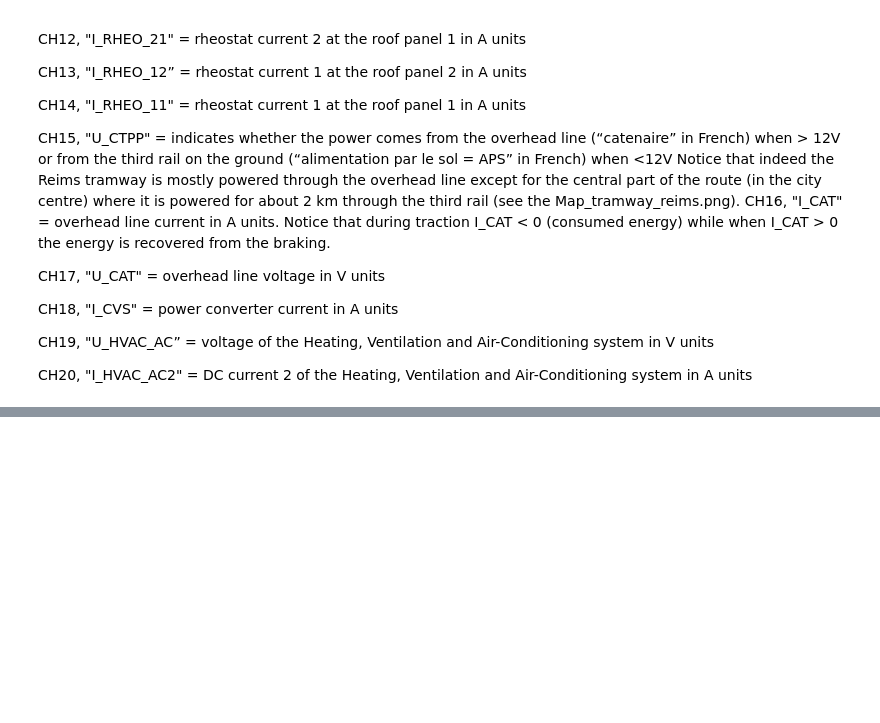
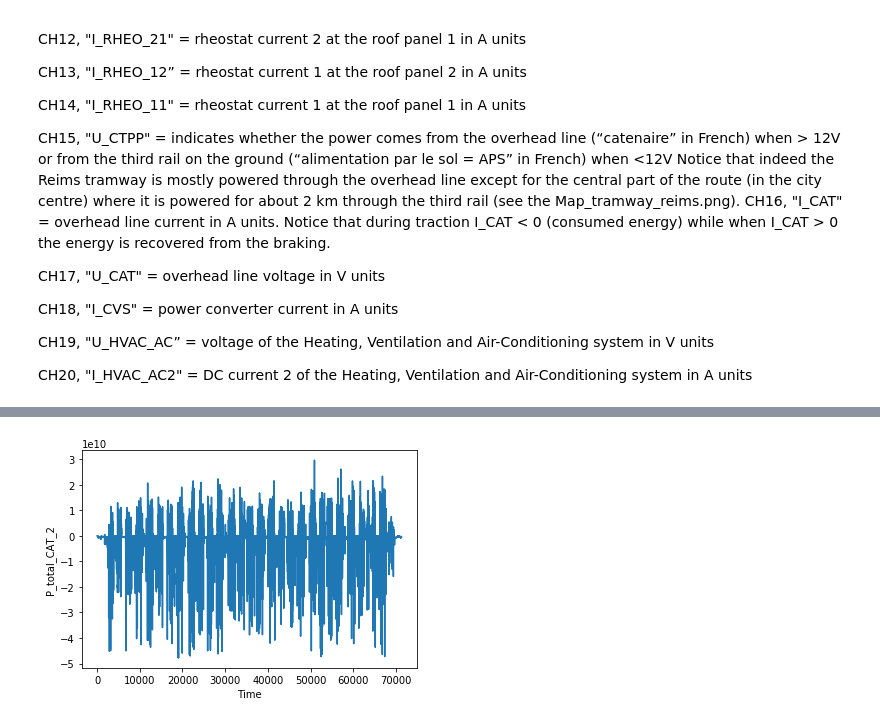
Before and after one commit to klemenkenda/EnergyRail, a Jupyter notebook: Exploratory/First_30_s.ipynb, the cells around one changed output, grey strips where cells are left out. Saved outputs shown, nothing was run; the diff lists cells and outputs as text; code cells hidden in the pictures; blank space fills up the shorter version.

```diff
--- a/Exploratory/First_30_s.ipynb
+++ b/Exploratory/First_30_s.ipynb
@@ -234,0 +297,8 @@ factor
+# %%
+plt.figure(3)
+plt.xlabel("Time")
+plt.ylabel("P_total_CAT_2")
+plt.plot(df2["P_total_CAT_2"])
+plt.show()
+# %% [output]
+[figure, added]
```
Also changed, not shown: parts of 20 cells of this notebook.
